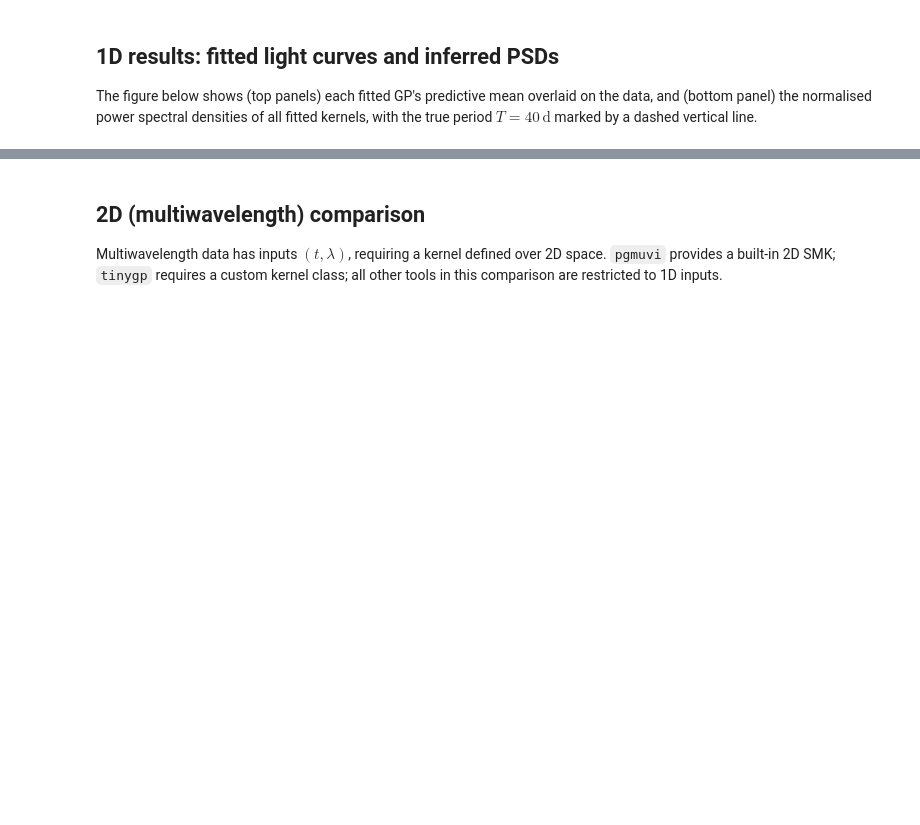
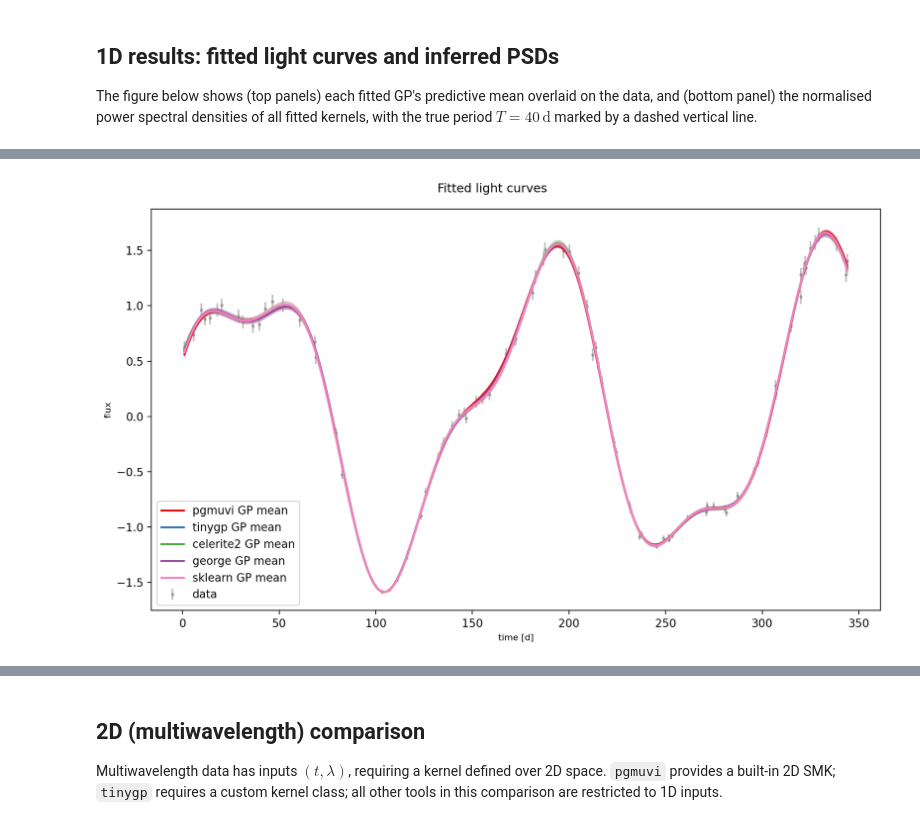
Before and after one commit to ICSM/pgmuvi, a Jupyter notebook: docs/source/notebooks/PGMUVI_comparison_with_other_codes.ipynb, the cells around one changed output, grey strips where cells are left out. Drawn from its saved outputs; the diff is of its cells as text; code cells hidden in the pictures; blank space fills up the shorter version.

Commit message:
Final version of comparison notebook

```diff
--- a/docs/source/notebooks/PGMUVI_comparison_with_other_codes.ipynb
+++ b/docs/source/notebooks/PGMUVI_comparison_with_other_codes.ipynb
@@ -481,7 +556,7 @@ if HAVE_GEORGE:
     t0 = time.perf_counter()
     res_george = scipy_minimize(
         _neg_ll_george, p0_g, jac=_grad_ll_george,
-        method='L-BFGS-B', options={'maxiter': 150})
+        method='L-BFGS-B', options={'maxiter': 1000})
     timings['george'] = time.perf_counter() - t0
     code_lines['george'] = count_lines("""
         kernel = ExpSquaredKernel(M) * CosineKernel(log_period)
@@ -534,12 +612,12 @@ if HAVE_GPY:
     t0 = time.perf_counter()
     with warnings.catch_warnings():
         warnings.simplefilter('ignore')
-        model_gpy.optimize(messages=False, max_iters=150)
+        model_gpy.optimize(messages=False, max_iters=1000)
     timings['GPy'] = time.perf_counter() - t0
     code_lines['GPy'] = count_lines("""
         kernel = ExpQuadCosine(1, period=P1) + ExpQuadCosine(1, period=P2)
         model = GPy.models.GPRegression(X, Y, kernel)
-        model.optimize(max_iters=150)
+        model.optimize(max_iters=1000)
     """)
 
     period1_gpy = float(model_gpy.sum.ExpQuadCosine.period)
@@ -596,7 +676,7 @@ if HAVE_GPFLOW:
         t0 = time.perf_counter()
         opt_gf.minimize(
             model_gf.training_loss, model_gf.trainable_variables,
-            options={'maxiter': 150})
+            options={'maxiter': 1000})
         timings['gpflow'] = time.perf_counter() - t0
     code_lines['gpflow'] = count_lines("""
         k1 = gpflow.kernels.Product([SquaredExponential(), Cosine(lengthscales=P1)])
@@ -775,7 +859,7 @@ if HAVE_GPJAX:
     state_gj = nnx_gj.Optimizer(posterior, opt_gj)
 
     t0 = time.perf_counter()
-    for _ in range(150):
+    for _ in range(1000):
         loss_gj, grads_gj = nnx_gj.value_and_grad(_neg_mll)(state_gj.model)
         state_gj.update(grads_gj)
     timings['gpjax'] = time.perf_counter() - t0
@@ -851,47 +938,83 @@ else:
     ncols = min(n_avail, 4)
     nrows_fits = (n_avail + ncols - 1) // ncols
 
-    fig = plt.figure(figsize=(5 * ncols, 3.5 * nrows_fits + 3.5))
-    gs  = gridspec.GridSpec(
-        nrows_fits + 1, ncols,
-        height_ratios=[3] * nrows_fits + [3.5],
-        hspace=0.5, wspace=0.35)
+    fig = plt.figure(figsize = (10, 6), dpi=200)
+    ax = fig.add_subplot(111)
+    # gs  = gridspec.GridSpec(
+    #     nrows_fits + 1, ncols,
+    #     height_ratios=[3] * nrows_fits + [3.5],
+    #     hspace=0.5, wspace=0.35)
+    ax.errorbar(x1, y1, yerr=ye1, fmt='.', color='grey',
+                    alpha=0.5, markersize=4, label='data', zorder=1)
 
     for idx, name in enumerate(available_fits):
         row, col = divmod(idx, ncols)
-        ax = fig.add_subplot(gs[row, col])
+        # ax = fig.add_subplot(gs[row, col])
         xg, mu, std = preds_1d[name]
         c = COLORS.get(name, 'steelblue')
-        ax.errorbar(x1, y1, yerr=ye1, fmt='.', color='grey',
-                    alpha=0.5, markersize=4, label='data', zorder=1)
-        ax.plot(xg, mu, color=c, lw=1.8, label='GP mean', zorder=3)
+
+        ax.plot(xg, mu, color=c, lw=1.8, label=f'{name} GP mean', zorder=3)
         if std is not None:
             ax.fill_between(xg, mu - std, mu + std,
                             alpha=0.25, color=c, zorder=2)
-        ax.set_title(name, fontsize=10, color=c, fontweight='bold')
-        ax.set_xlabel('time [d]', fontsize=8)
-        ax.set_ylabel('flux', fontsize=8)
+    # ax.set_title(name, fontsize=10, color=c, fontweight='bold')
+    ax.legend()
+    ax.set_xlabel('time [d]', fontsize=8)
+    ax.set_ylabel('flux', fontsize=8)
+
+    fig.suptitle('Fitted light curves', fontsize=11)
+    fig.tight_layout()
+    plt.savefig('Lightcurves_1d.png', bbox_inches='tight')
+
 
     # PSD panel spanning all columns
-    ax_psd = fig.add_subplot(gs[nrows_fits, :])
+    fig_psd = plt.figure(figsize = (10,6), dpi=200)
+    ax_psd = fig_psd.add_subplot(111)
     for name in psds_1d:
+        print(name)
         fx, pwr = psds_1d[name]
+        print(fx.min(), fx.max(), pwr.min(), pwr.max())
+        print(fx.shape, pwr.shape)
         c = COLORS.get(name, 'steelblue')
         mask = (fx > 0) & (fx <= 0.12)
-        ax_psd.plot(fx[mask], pwr[mask],
+        freq_loc = fx[mask]
+        try:
+            pwr_loc = pwr[mask]
+        except IndexError:
+            pwr_loc = pwr[1][:-1][mask]
+        ax_psd.plot(1/freq_loc, pwr_loc,
                     color=c, lw=1.5, label=name, alpha=0.85)
-    ax_psd.axvline(TRUE_FREQ, ls='--', color='k', lw=1.2,
+    # ax_psd.axvline(TRUE_FREQ, ls='--', color='k', lw=1.2,
+                #    label=f'true: {TRUE_PERIOD} d')
+    # ax_psd.axvline(2 * TRUE_FREQ, ls=':', color='k', lw=0.9,
+                #    label=f'harmonic: {TRUE_PERIOD / 2:.0f} d')
+    ax_psd.axvline(TRUE_PERIOD, ls='--', color='k', lw=1.2,
                    label=f'true: {TRUE_PERIOD} d')
-    ax_psd.axvline(2 * TRUE_FREQ, ls=':', color='k', lw=0.9,
-                   label=f'harmonic: {TRUE_PERIOD / 2:.0f} d')
-    ax_psd.set_xlabel('frequency [1/d]', fontsize=9)
+    ax_psd.axvline(0.5 * TRUE_PERIOD, ls=':', color='k', lw=0.9,
+                   label=f'1st harmonic: {TRUE_PERIOD / 2:.0f} d')
+    if len(TRUE_PERIODS) > 1:
+        ax_psd.axvline(TRUE_PERIODS[1], ls='--', color='k', lw=1.2,
+                       label=f'true second period: {TRUE_PERIODS[1]} d',
+                       alpha = 0.6)
+        ax_psd.axvline(0.5 * TRUE_PERIODS[1], ls=':', color='k', lw=0.9,
+                       label=f'harmonic of second period: {TRUE_PERIODS[1] / 2:.0f} d',
+                       alpha=0.6)
+    ax_psd.set_xlabel('Period (d)', fontsize=9)
     ax_psd.set_ylabel('normalised PSD', fontsize=9)
     ax_psd.set_title('Inferred PSDs — all models', fontsize=11)
     ax_psd.legend(ncol=4, fontsize=8, loc='upper right')
-    ax_psd.set_xlim(0, 0.12)
+    # ax_psd.set_xlim(0, 0.12)
+    # ax_psd.set_xlim(0.01, 0.12)
+    # ax_psd.set_xlim(0.1, 1/0.12)
+    ax_psd.set_xlim(min(TRUE_PERIODS)/2, max(TRUE_PERIODS)*10)
+    ax_psd.loglog()
+    ax_psd.set_ylim(0.001, 1.)
+    # ax_psd.set_xaxis("log")
+    fig_psd.suptitle('Inferred PSDs', fontsize=11)
+    fig_psd.tight_layout()
 
-    plt.suptitle('1D light-curve fits and inferred PSDs', fontsize=13, y=1.01)
-    plt.tight_layout()
-    plt.savefig('comparison_1d.pdf', bbox_inches='tight')
+
+    plt.savefig('PSDs_1d.png', bbox_inches='tight')
     plt.show()
     print('Saved comparison_1d.pdf')
+# %% [output]
@@ -897,0 +1036 @@ else:
+[figure, added]
```
Also changed, not shown: parts of 18 cells of this notebook.
